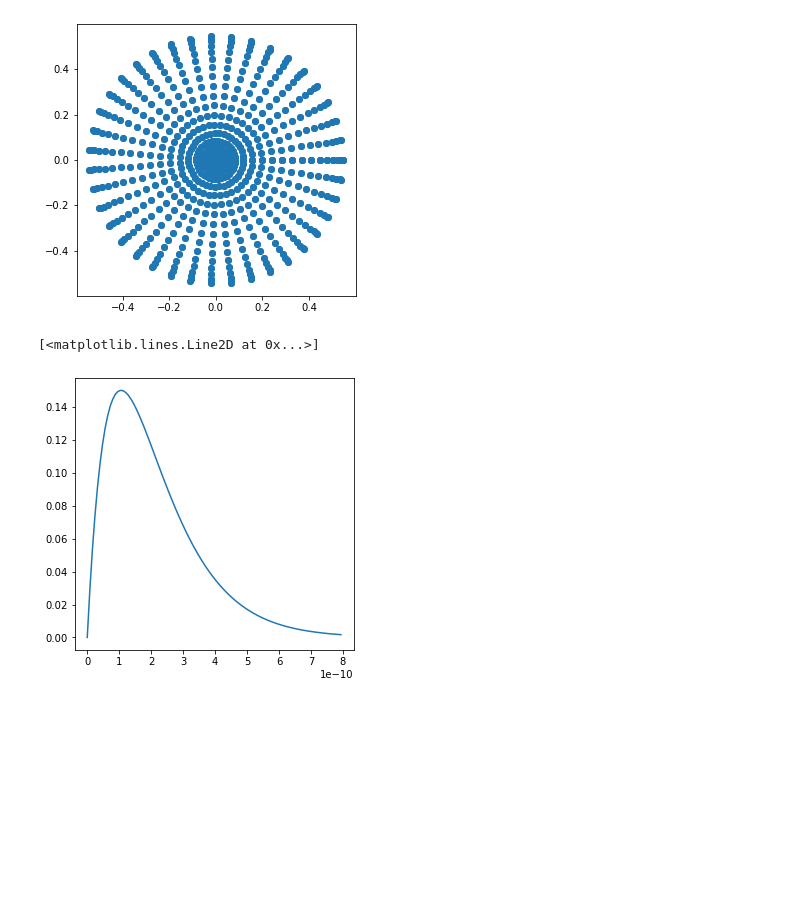
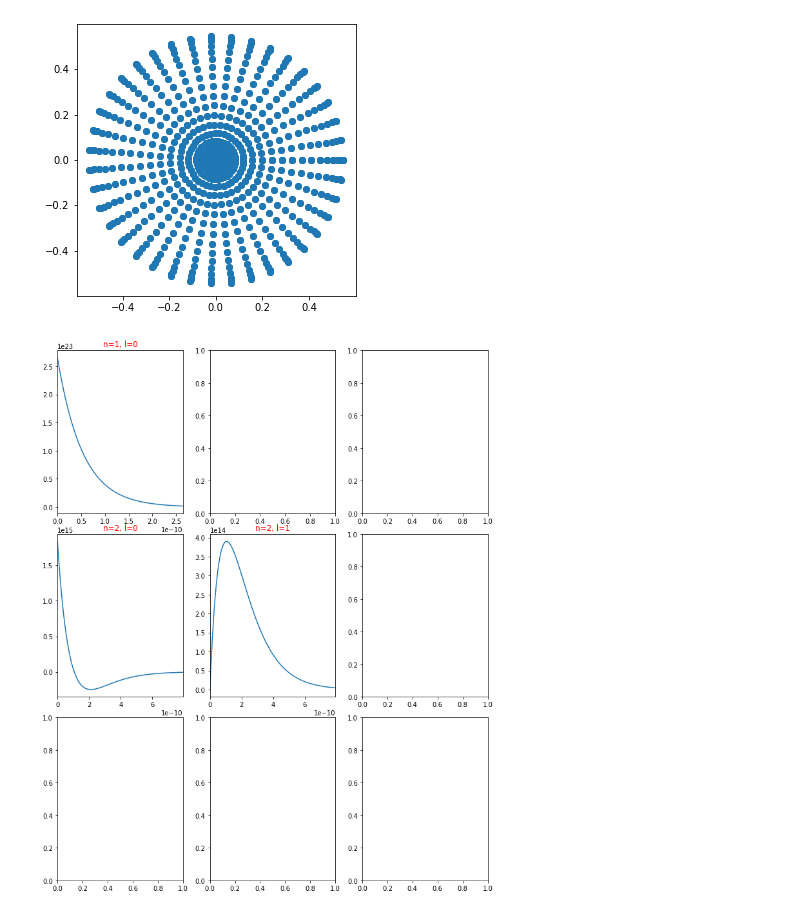
Before and after one commit to akey7/basic-quantum-models, a Jupyter notebook: notebooks/hydrogenic_atom.ipynb, the cells around one changed output. Saved outputs shown, nothing was run; the diff lists cells and outputs as text; code cells hidden in the pictures; blank space fills up the shorter version.

Commit message:
Adding plots of the radial functions.

```diff
--- a/notebooks/hydrogenic_atom.ipynb
+++ b/notebooks/hydrogenic_atom.ipynb
@@ -180,21 +180,40 @@ ax.scatter(spherical.real, spherical.imag)
 <matplotlib.collections.PathCollection at 0x...>
 [figure]
 # %%
-ha = HydrogenicAtom(n=2, l=1, ml=0)
-rs = np.linspace(0, 15 * ha.a0, 100)
-scaler = (1 / ha.a0) ** (3/2)
-ys = [ha.radial(r).real / scaler for r in rs]
-fig, ax = plt.subplots(nrows=1, ncols=1, figsize=(5, 5))
-ax.plot(rs, ys)
+# ha = HydrogenicAtom(n=2, l=1, ml=0)
+# rs = np.linspace(0, 15 * ha.a0, 100)
+# scaler = (1 / ha.a0) ** (3/2)
+# ys = [ha.radial(r).real / scaler for r in rs]
+# fig, ax = plt.subplots(nrows=1, ncols=1, figsize=(5, 5))
+# ax.plot(rs, ys)
+
+# ha = HydrogenicAtom(n=1, l=0, ml=0)
+# rs = np.linspace(0, 3 * ha.a0, 1000)
+# scaler = (1 / ha.a0) ** (3/2)
+# ys = [ha.radial(r).real for r in rs]
+# fig, ax = plt.subplots(nrows=1, ncols=1, figsize=(5, 5))
+# ax.plot(rs, ys)
-# %% [output]
-[<matplotlib.lines.Line2D at 0x...>]
-[figure, removed]
 # %%
+fig, axs = plt.subplots(nrows=3, ncols=3, figsize=(10, 12))
+plt.tight_layout()
+
 parameters = [
-    {'n': 1, 'l': 0, 'r_scaler': 3}
+    {'n': 1, 'l': 0, 'x_scaler': 5 },
+    {'n': 2, 'l': 0, 'x_scaler': 15},
+    {'n': 2, 'l': 1, 'x_scaler': 15 }
 ]
 
+scaler = (1 / ha.a0) ** (3/2)
+
 for p in parameters:
-    ha = HydrogenciAtom(n=p['n'], l=p['l'], ml=0)
-    xs = np.linspace(0, p['r_scaler'] * ha.a0, 100)
-    ys = [ha.radial(r).real]
+    row = p['n'] - 1
+    col = p['l']
+    ha = HydrogenicAtom(n=p['n'], l=p['l'], ml=0)
+    xs = np.linspace(0, ha.a0 * p['x_scaler'], 100)
+    ys = [ha.radial(r).real for r in xs]
+    ax = axs[row, col]
+    ax.set_title(f'n={p["n"]}, l={p["l"]}', color='r')
+    ax.set_xlim(min(xs), max(xs))
+    ax.plot(xs, ys)
+# %% [output]
+[figure, added]
```
